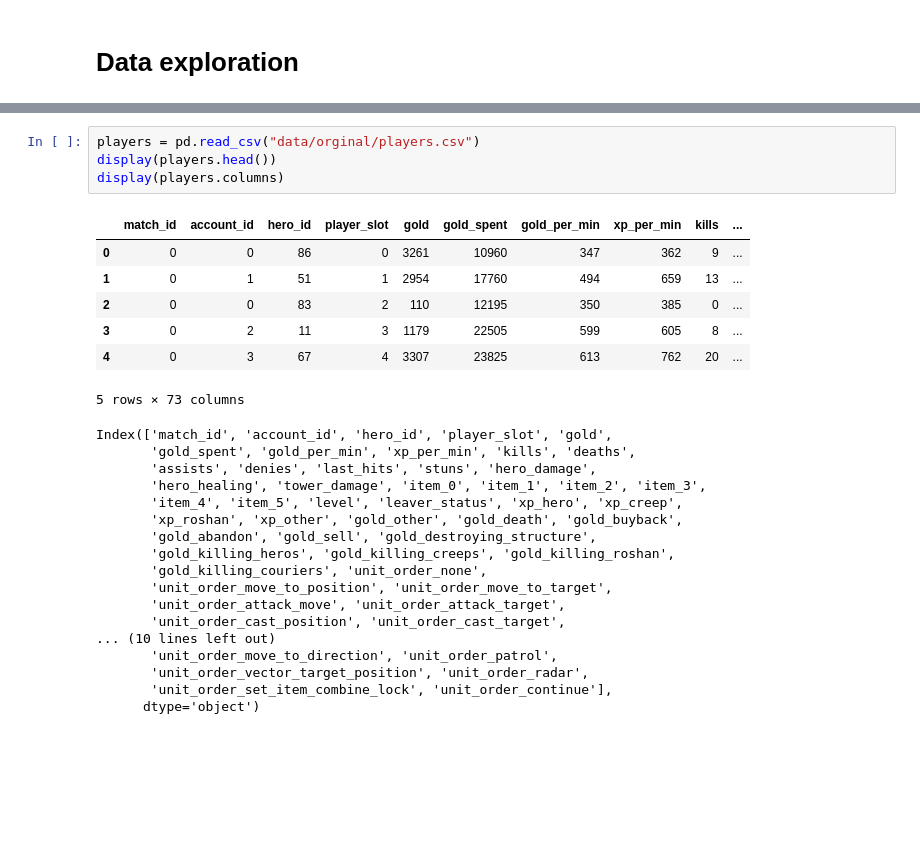
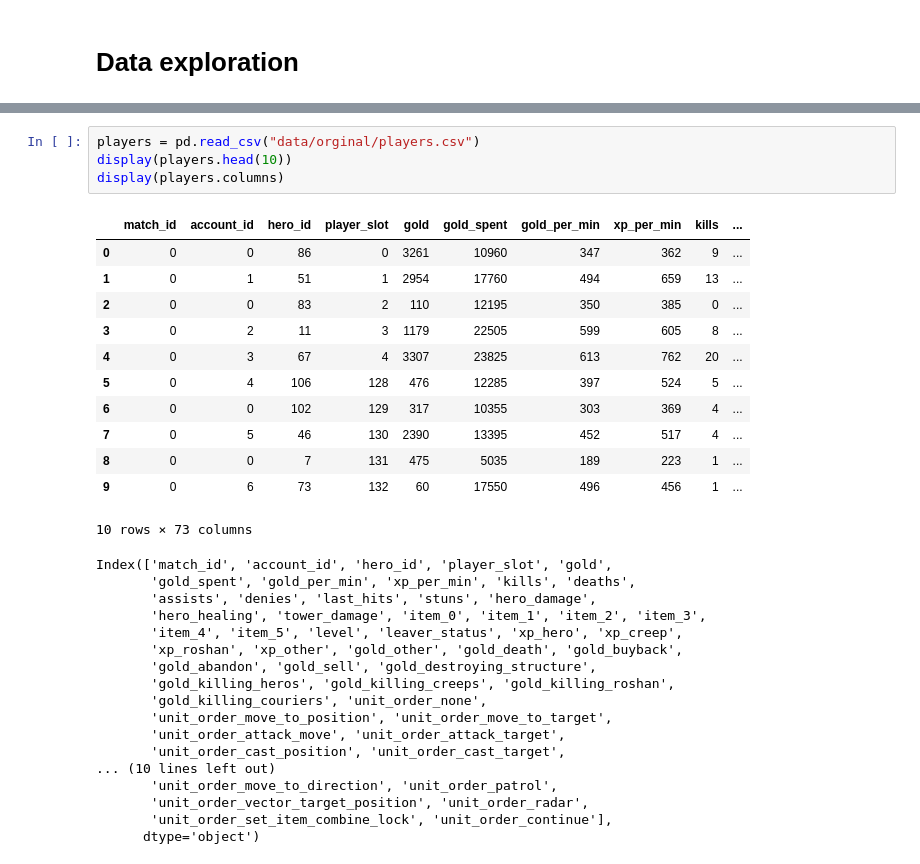
Before and after one commit to Hazarrrd/Dota2-match-predictor, a Jupyter notebook: generate_datasets.ipynb, the cells around one changed output, grey strips where cells are left out. Saved outputs shown, nothing was run; the diff lists cells and outputs as text; blank space fills up the shorter version.

```diff
--- a/generate_datasets.ipynb
+++ b/generate_datasets.ipynb
@@ -45,15 +56,20 @@ display(match_outcomes_norad.head())
 # %%
 players = pd.read_csv("data/orginal/players.csv")
-display(players.head())
+display(players.head(10))
 display(players.columns)
 # %% [output]
 |  | match_id | account_id | hero_id | player_slot | gold | gold_spent | gold_per_min | xp_per_min | kills | ... |
 | 0 | 0 | 0 | 86 | 0 | 3261 | 10960 | 347 | 362 | 9 | ... |
 | 1 | 0 | 1 | 51 | 1 | 2954 | 17760 | 494 | 659 | 13 | ... |
 | 2 | 0 | 0 | 83 | 2 | 110 | 12195 | 350 | 385 | 0 | ... |
 | 3 | 0 | 2 | 11 | 3 | 1179 | 22505 | 599 | 605 | 8 | ... |
 | 4 | 0 | 3 | 67 | 4 | 3307 | 23825 | 613 | 762 | 20 | ... |
+| 5 | 0 | 4 | 106 | 128 | 476 | 12285 | 397 | 524 | 5 | ... |
+| 6 | 0 | 0 | 102 | 129 | 317 | 10355 | 303 | 369 | 4 | ... |
+| 7 | 0 | 5 | 46 | 130 | 2390 | 13395 | 452 | 517 | 4 | ... |
+| 8 | 0 | 0 | 7 | 131 | 475 | 5035 | 189 | 223 | 1 | ... |
+| 9 | 0 | 6 | 73 | 132 | 60 | 17550 | 496 | 456 | 1 | ... |
-5 rows × 73 columns
+10 rows × 73 columns
 Index(['match_id', 'account_id', 'hero_id', 'player_slot', 'gold',
        'gold_spent', 'gold_per_min', 'xp_per_min', 'kills', 'deaths',
        'assists', 'denies', 'last_hits', 'stuns', 'hero_damage',
```
Also changed, not shown: parts of 10 cells of this notebook, 3 other files.
